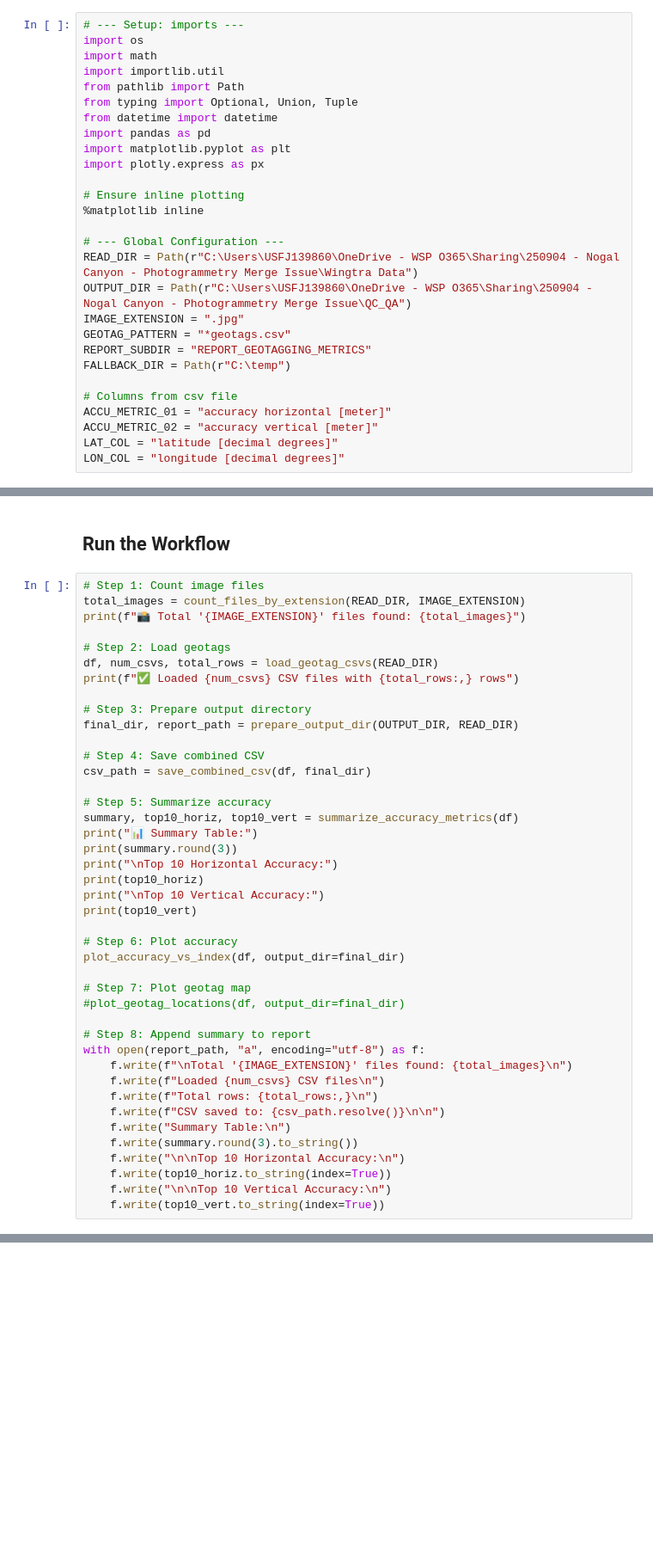
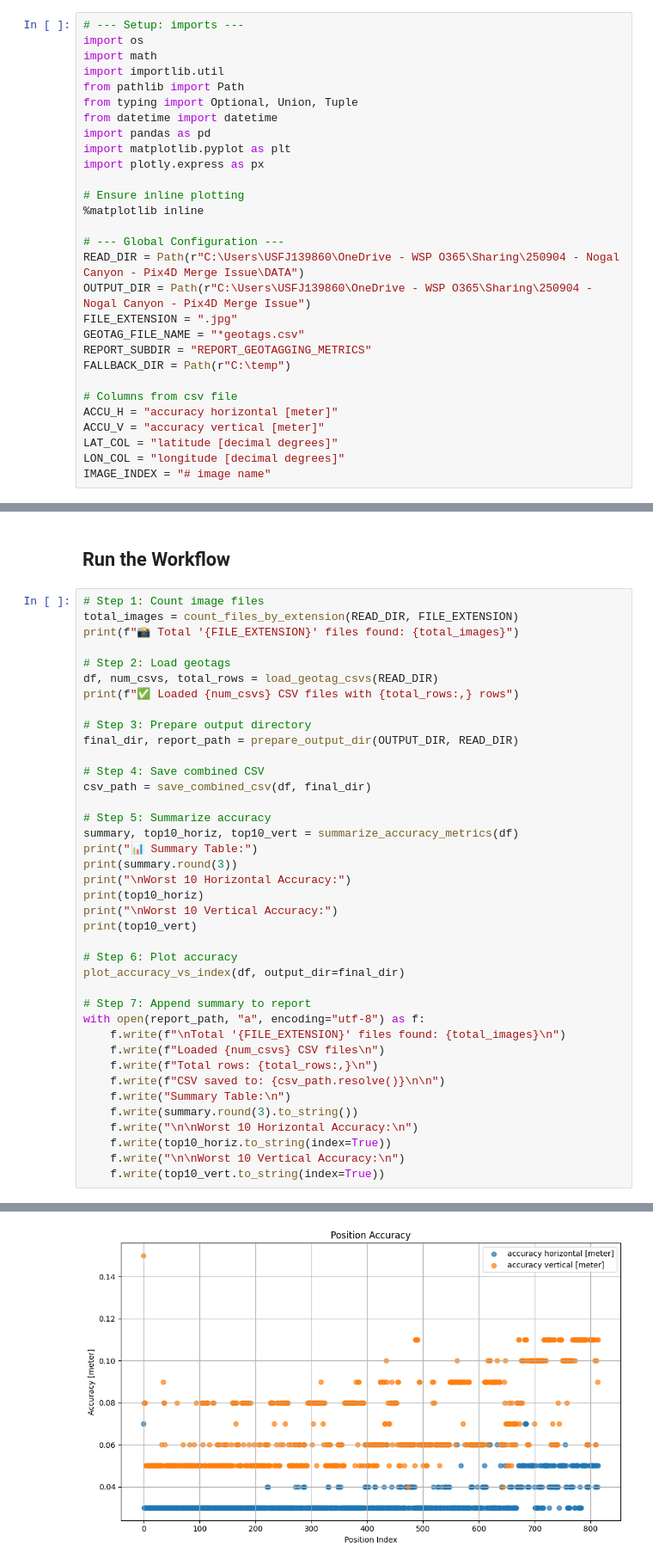
Before and after one commit to faridjn/uas-data-process-and-qc-tools, a Jupyter notebook: notebook/report_geotagging_metrics.ipynb, the cells around one changed output, grey strips where cells are left out. Shown at 86% size. Drawn from its saved outputs; the diff is of its cells as text; blank space fills up the shorter version.

```diff
--- a/notebook/report_geotagging_metrics.ipynb
+++ b/notebook/report_geotagging_metrics.ipynb
@@ -22,18 +22,19 @@ import plotly.express as px
 %matplotlib inline
 
 # --- Global Configuration ---
-READ_DIR = Path(r"C:\Users\USFJ139860\OneDrive - WSP O365\Sharing\250904 - Nogal Canyon - Photogrammetry Merge Issue\Wingtra Data")
-OUTPUT_DIR = Path(r"C:\Users\USFJ139860\OneDrive - WSP O365\Sharing\250904 - Nogal Canyon - Photogrammetry Merge Issue\QC_QA")
-IMAGE_EXTENSION = ".jpg"
-GEOTAG_PATTERN = "*geotags.csv"
+READ_DIR = Path(r"C:\Users\USFJ139860\OneDrive - WSP O365\Sharing\250904 - Nogal Canyon - Pix4D Merge Issue\DATA")
+OUTPUT_DIR = Path(r"C:\Users\USFJ139860\OneDrive - WSP O365\Sharing\250904 - Nogal Canyon - Pix4D Merge Issue")
+FILE_EXTENSION = ".jpg"
+GEOTAG_FILE_NAME = "*geotags.csv"
 REPORT_SUBDIR = "REPORT_GEOTAGGING_METRICS"
 FALLBACK_DIR = Path(r"C:\temp")
 
 # Columns from csv file
-ACCU_METRIC_01 = "accuracy horizontal [meter]"
-ACCU_METRIC_02 = "accuracy vertical [meter]"
+ACCU_H = "accuracy horizontal [meter]"
+ACCU_V = "accuracy vertical [meter]"
 LAT_COL = "latitude [decimal degrees]"
 LON_COL = "longitude [decimal degrees]"
+IMAGE_INDEX = "# image name"
 # %% [markdown]
 ## Functions
 # %%
@@ -281,8 +223,8 @@ def plot_geotag_locations(
 ## Run the Workflow
 # %%
 # Step 1: Count image files
-total_images = count_files_by_extension(READ_DIR, IMAGE_EXTENSION)
-print(f"📸 Total '{IMAGE_EXTENSION}' files found: {total_images}")
+total_images = count_files_by_extension(READ_DIR, FILE_EXTENSION)
+print(f"📸 Total '{FILE_EXTENSION}' files found: {total_images}")
 
 # Step 2: Load geotags
 df, num_csvs, total_rows = load_geotag_csvs(READ_DIR)
@@ -298,27 +240,24 @@ csv_path = save_combined_csv(df, final_dir)
 summary, top10_horiz, top10_vert = summarize_accuracy_metrics(df)
 print("📊 Summary Table:")
 print(summary.round(3))
-print("\nTop 10 Horizontal Accuracy:")
+print("\nWorst 10 Horizontal Accuracy:")
 print(top10_horiz)
-print("\nTop 10 Vertical Accuracy:")
+print("\nWorst 10 Vertical Accuracy:")
 print(top10_vert)
 
 # Step 6: Plot accuracy
 plot_accuracy_vs_index(df, output_dir=final_dir)
 
-# Step 7: Plot geotag map
-#plot_geotag_locations(df, output_dir=final_dir)
-
-# Step 8: Append summary to report
+# Step 7: Append summary to report
 with open(report_path, "a", encoding="utf-8") as f:
-    f.write(f"\nTotal '{IMAGE_EXTENSION}' files found: {total_images}\n")
+    f.write(f"\nTotal '{FILE_EXTENSION}' files found: {total_images}\n")
     f.write(f"Loaded {num_csvs} CSV files\n")
     f.write(f"Total rows: {total_rows:,}\n")
     f.write(f"CSV saved to: {csv_path.resolve()}\n\n")
     f.write("Summary Table:\n")
     f.write(summary.round(3).to_string())
-    f.write("\n\nTop 10 Horizontal Accuracy:\n")
+    f.write("\n\nWorst 10 Horizontal Accuracy:\n")
     f.write(top10_horiz.to_string(index=True))
-    f.write("\n\nTop 10 Vertical Accuracy:\n")
+    f.write("\n\nWorst 10 Vertical Accuracy:\n")
     f.write(top10_vert.to_string(index=True))
 # %% [output]
@@ -325,0 +281 @@ with open(report_path, "a", encoding="utf-8") as f:
+[figure, added]
```
Also changed, not shown: parts of 6 cells of this notebook.
